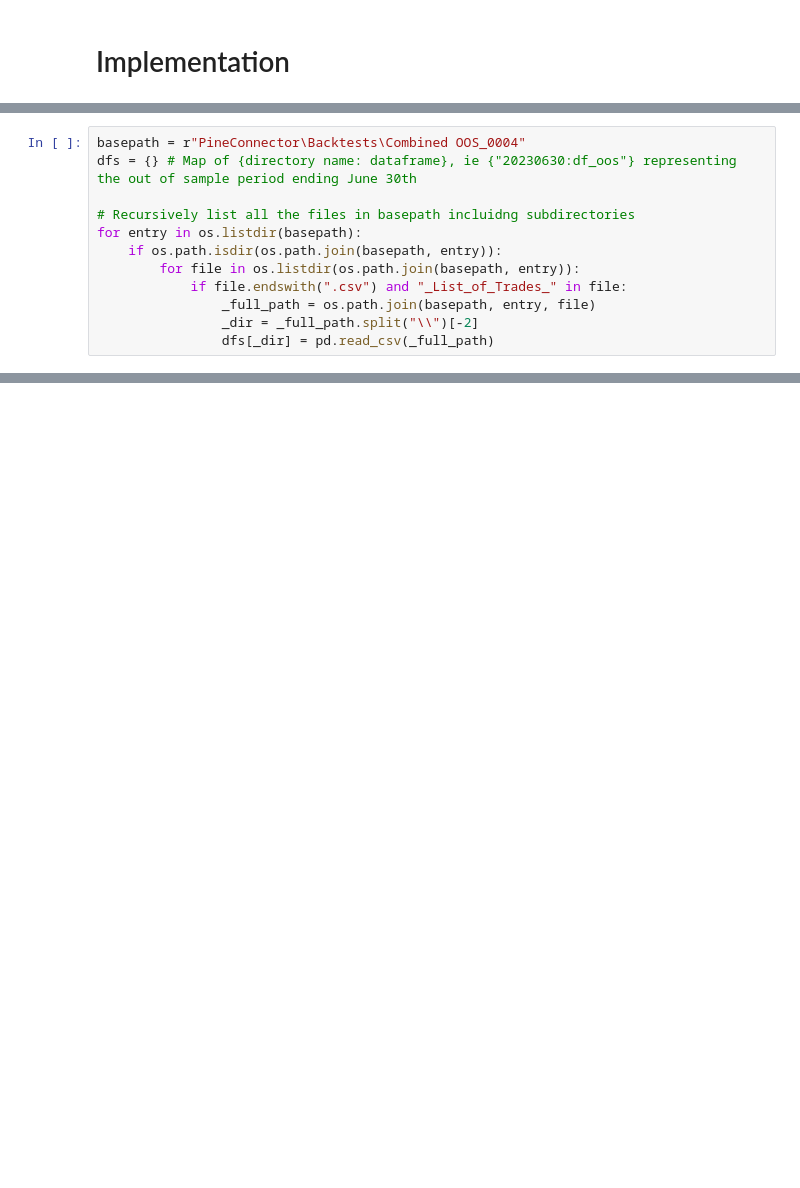
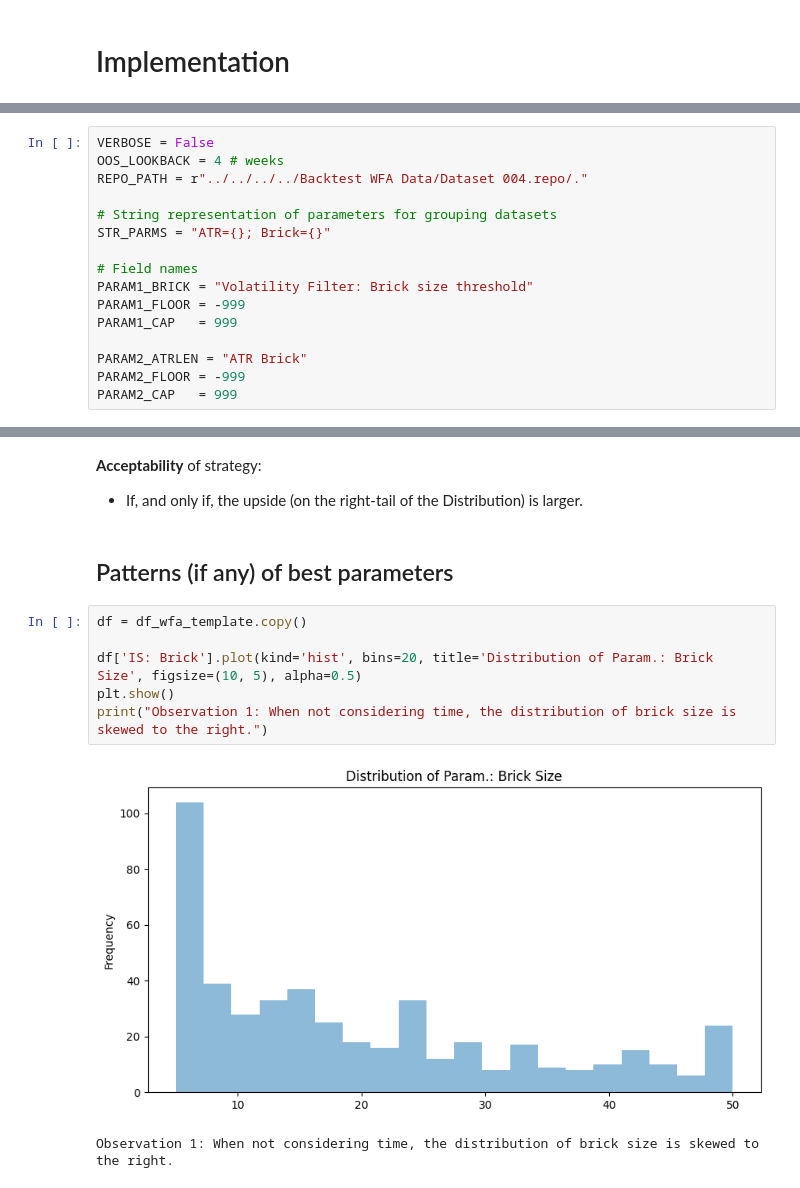
Before and after one commit to kevinhhl/Pinescript-Projects, a Jupyter notebook: Backtesting frameworks/Walk Forward Analysis V1.ipynb, the cells around one changed output, grey strips where cells are left out. Saved outputs shown, nothing was run; the diff lists cells and outputs as text; blank space fills up the shorter version.

```diff
--- a/Backtesting frameworks/Walk Forward Analysis V1.ipynb
+++ b/Backtesting frameworks/Walk Forward Analysis V1.ipynb
@@ -37,12 +29,0 @@ OPPORTUNITY_COST = 0.046 # Opportunity  cost of holding cash (ie earning 4.6%p.a
-# %%
-basepath = r"PineConnector\Backtests\Combined OOS_0004"
-dfs = {} # Map of {directory name: dataframe}, ie {"20230630:df_oos"} representing the out of sample period ending June 30th
-
-# Recursively list all the files in basepath incluidng subdirectories
-for entry in os.listdir(basepath):
-    if os.path.isdir(os.path.join(basepath, entry)):
-        for file in os.listdir(os.path.join(basepath, entry)):
-            if file.endswith(".csv") and "_List_of_Trades_" in file:
-                _full_path = os.path.join(basepath, entry, file)
-                _dir = _full_path.split("\\")[-2]
-                dfs[_dir] = pd.read_csv(_full_path)
@@ -252,0 +38,16 @@ No. of days (OOS):       123
+# %%
+VERBOSE = False
+OOS_LOOKBACK = 4 # weeks
+REPO_PATH = r"../../../../Backtest WFA Data/Dataset 004.repo/."
+
+# String representation of parameters for grouping datasets
+STR_PARMS = "ATR={}; Brick={}"
+
+# Field names
+PARAM1_BRICK = "Volatility Filter: Brick size threshold"
+PARAM1_FLOOR = -999
+PARAM1_CAP   = 999
+
+PARAM2_ATRLEN = "ATR Brick"
+PARAM2_FLOOR = -999
+PARAM2_CAP   = 999
@@ -252,0 +384,14 @@ No. of days (OOS):       123
+# %% [markdown]
+**Acceptability** of strategy:
+* If, and only if, the upside (on the right-tail of the Distribution) is larger.
+# %% [markdown]
+## Patterns (if any) of best parameters
+# %%
+df = df_wfa_template.copy()
+
+df['IS: Brick'].plot(kind='hist', bins=20, title='Distribution of Param.: Brick Size', figsize=(10, 5), alpha=0.5)
+plt.show()
+print("Observation 1: When not considering time, the distribution of brick size is skewed to the right.")
+# %% [output]
+[figure, added]
+Observation 1: When not considering time, the distribution of brick size is skewed to the right.
```
Also changed, not shown: parts of 46 cells of this notebook.
